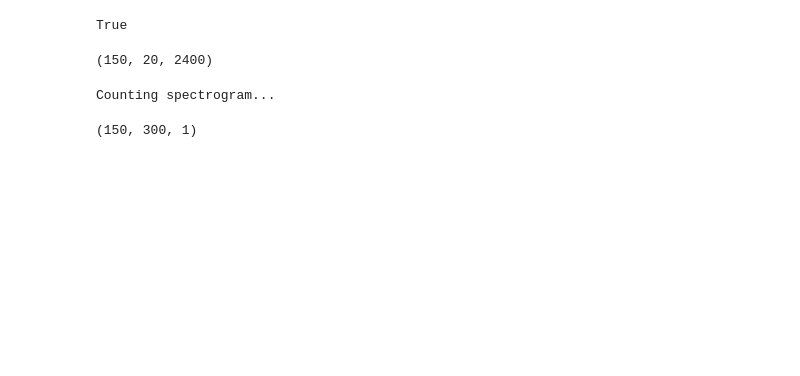
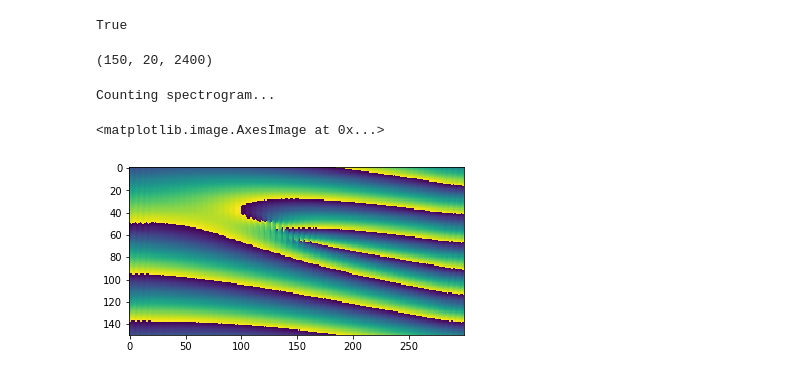
Before and after one commit to ekonyagin/wave_propagation, a Jupyter notebook: OAM_VTK_refined.ipynb, the cells around one changed output. Saved outputs shown, nothing was run; the diff lists cells and outputs as text; code cells hidden in the pictures; blank space fills up the shorter version.

```diff
--- a/OAM_VTK_refined.ipynb
+++ b/OAM_VTK_refined.ipynb
@@ -295,9 +295,10 @@ spectrogram = lg_mode.count_spectrogram(r=10)
 # %% [output]
 Counting spectrogram...
-# %%
-spectrogram.shape
-# %% [output]
-(150, 300, 1)
+# %%
+plt.imshow(np.angle(spectrogram[:,:,0]))
+# %% [output]
+<matplotlib.image.AxesImage at 0x...>
+[figure, added]
 # %%
 plt.imshow(np.abs(spectrogram[:,:,0]))
 # %% [output]
```
Also changed, not shown: parts of 5 cells of this notebook.
